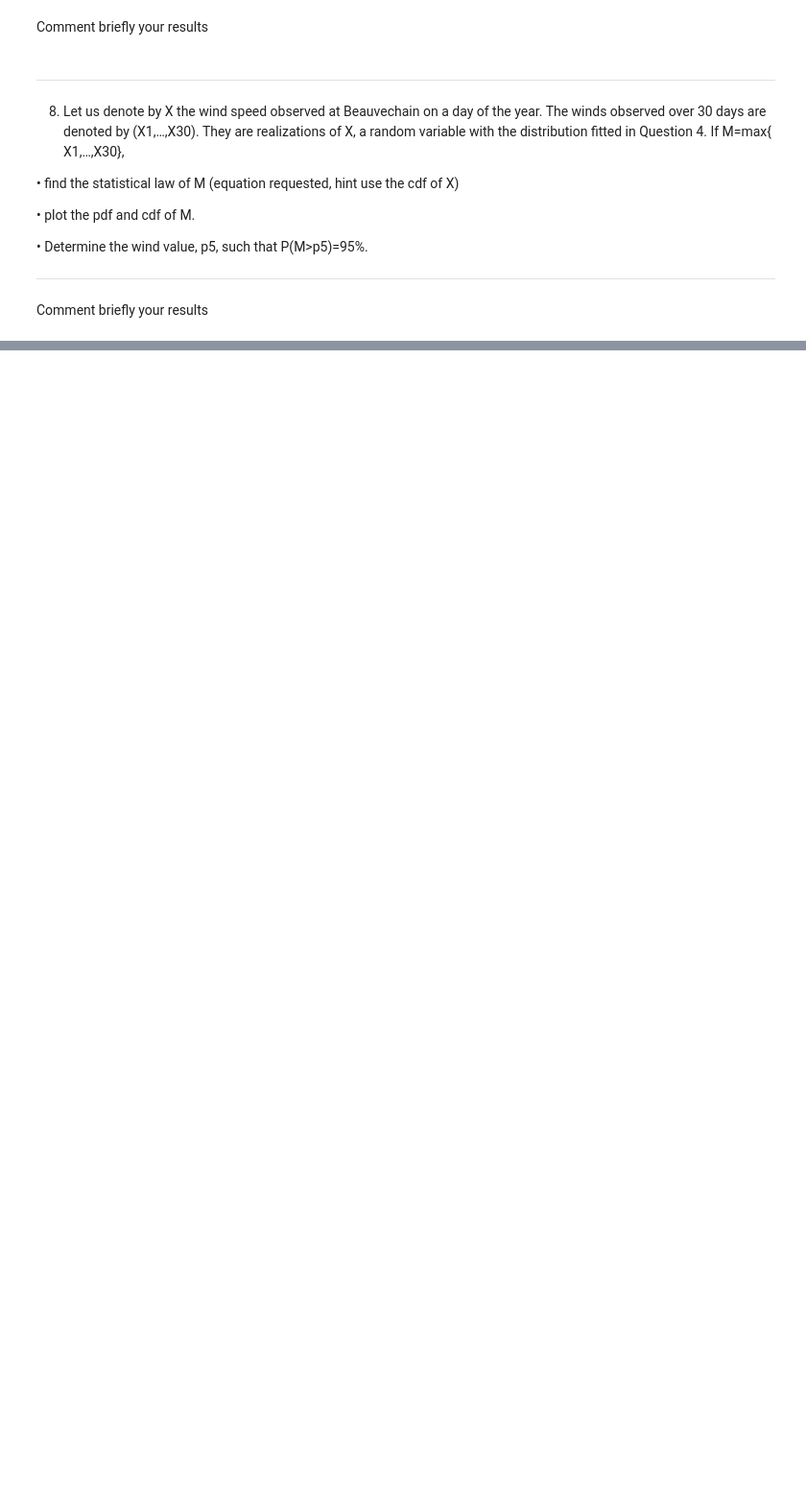
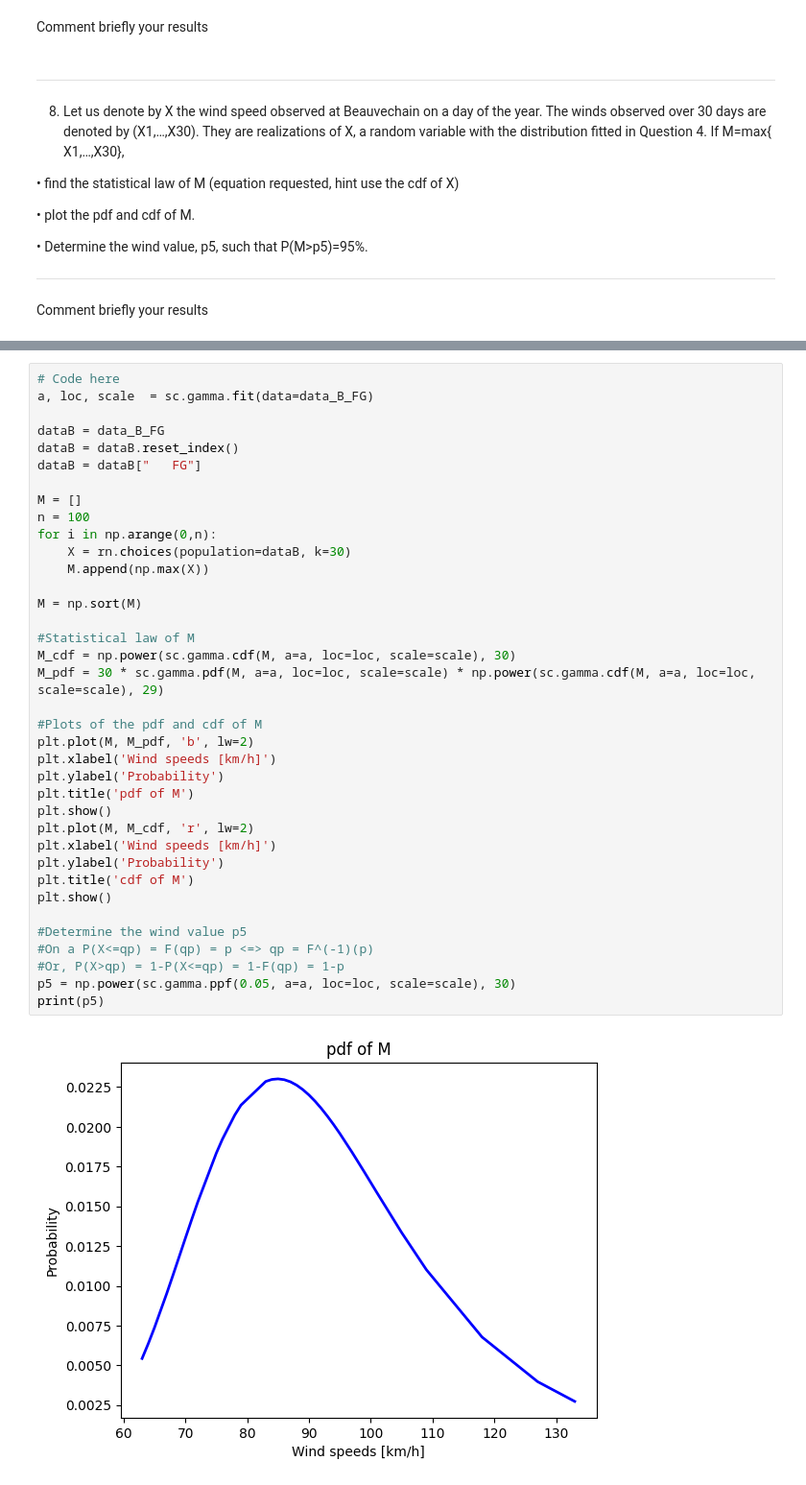
Before and after one commit to Albanedns/Hackathon, a Jupyter notebook: hackathon 1/code/hackathon.ipynb, the cells around one changed output, grey strips where cells are left out. Shown: that part at 96% size. Cells and saved outputs as stored; diff of their text form; blank space fills up the shorter version.

```diff
--- a/hackathon 1/code/hackathon.ipynb
+++ b/hackathon 1/code/hackathon.ipynb
@@ -448,0 +429,39 @@ plt.show()
+# %%
+# Code here
+a, loc, scale  = sc.gamma.fit(data=data_B_FG)
+
+dataB = data_B_FG
+dataB = dataB.reset_index()
+dataB = dataB["   FG"]
+
+M = []
+n = 100
+for i in np.arange(0,n):
+    X = rn.choices(population=dataB, k=30)
+    M.append(np.max(X))
+
+M = np.sort(M)
+
+#Statistical law of M
+M_cdf = np.power(sc.gamma.cdf(M, a=a, loc=loc, scale=scale), 30)
+M_pdf = 30 * sc.gamma.pdf(M, a=a, loc=loc, scale=scale) * np.power(sc.gamma.cdf(M, a=a, loc=loc, scale=scale), 29)
+
+#Plots of the pdf and cdf of M
+plt.plot(M, M_pdf, 'b', lw=2)
+plt.xlabel('Wind speeds [km/h]')
+plt.ylabel('Probability')
+plt.title('pdf of M')
+plt.show()
+plt.plot(M, M_cdf, 'r', lw=2)
+plt.xlabel('Wind speeds [km/h]')
+plt.ylabel('Probability')
+plt.title('cdf of M')
+plt.show()
+
+#Determine the wind value p5
+#On a P(X<=qp) = F(qp) = p <=> qp = F^(-1)(p)
+#Or, P(X>qp) = 1-P(X<=qp) = 1-F(qp) = 1-p
+p5 = np.power(sc.gamma.ppf(0.05, a=a, loc=loc, scale=scale), 30)
+print(p5)
+# %% [output]
+[figure, added]
```
Also changed, not shown: parts of 8 cells of this notebook.
